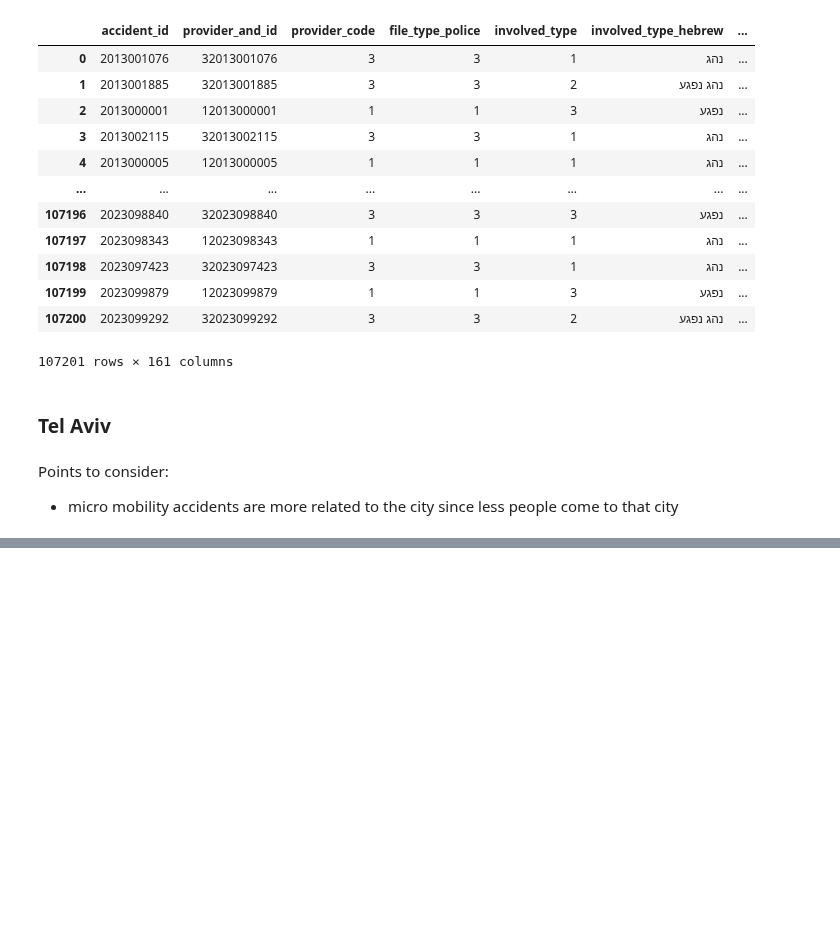
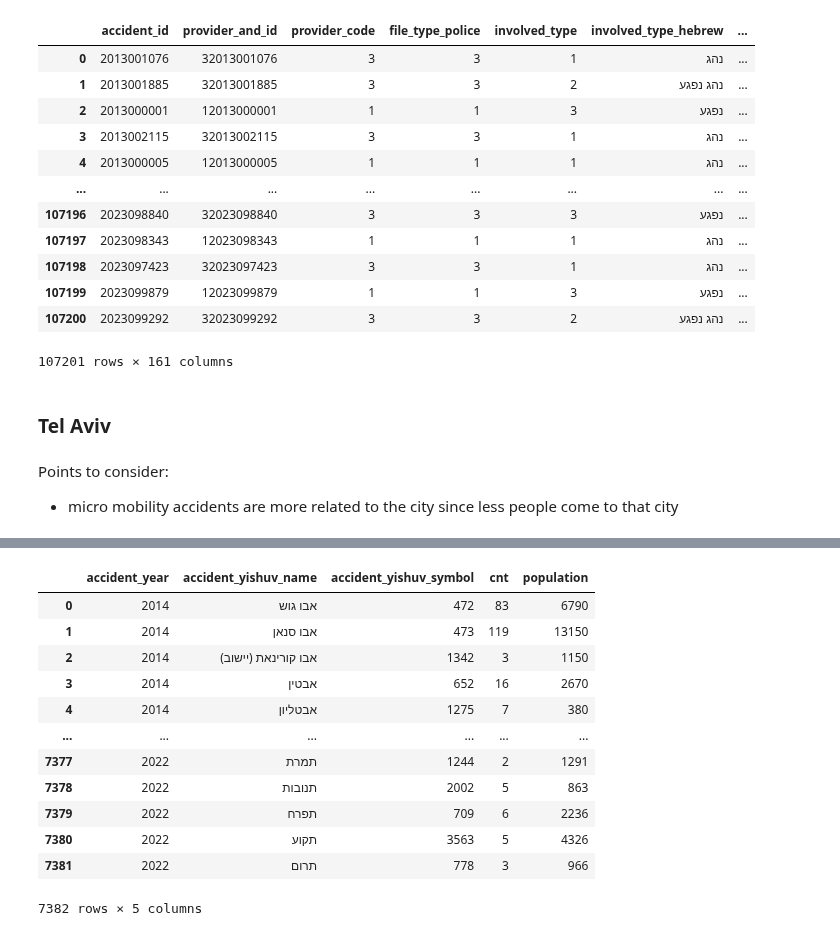
Before and after one commit to tryko/anyway, a Jupyter notebook: EDA_all_cities.ipynb, the cells around one changed output, grey strips where cells are left out. Drawn from its saved outputs; the diff is of its cells as text; code cells hidden in the pictures; blank space fills up the shorter version.

```diff
--- a/EDA_all_cities.ipynb
+++ b/EDA_all_cities.ipynb
@@ -235,0 +357,21 @@ Points to consider:
+# %%
+imh_year_cnt_pop = imh_gb_year_yishuv.merge(all_pop_only_pop, on=['accident_yishuv_symbol','accident_year'], how='inner')
+# fixing problems with population column
+imh_year_cnt_pop['population'] = imh_year_cnt_pop['population'].str.replace(',', '').astype(float).astype(int)
+
+# imh_year_cnt_pop['population'] = imh_year_cnt_pop['population'].astype(float).astype(int)
+imh_year_cnt_pop
+# %% [output]
+|  | accident_year | accident_yishuv_name | accident_yishuv_symbol | cnt | population |
+| 0 | 2014 | אבו גוש | 472 | 83 | 6790 |
+| 1 | 2014 | אבו סנאן | 473 | 119 | 13150 |
+| 2 | 2014 | אבו קורינאת (יישוב) | 1342 | 3 | 1150 |
+| 3 | 2014 | אבטין | 652 | 16 | 2670 |
+| 4 | 2014 | אבטליון | 1275 | 7 | 380 |
+| ... | ... | ... | ... | ... | ... |
+| 7377 | 2022 | תמרת | 1244 | 2 | 1291 |
+| 7378 | 2022 | תנובות | 2002 | 5 | 863 |
+| 7379 | 2022 | תפרח | 709 | 6 | 2236 |
+| 7380 | 2022 | תקוע | 3563 | 5 | 4326 |
+| 7381 | 2022 | תרום | 778 | 3 | 966 |
+7382 rows × 5 columns
```
Also changed, not shown: parts of 14 cells of this notebook.
